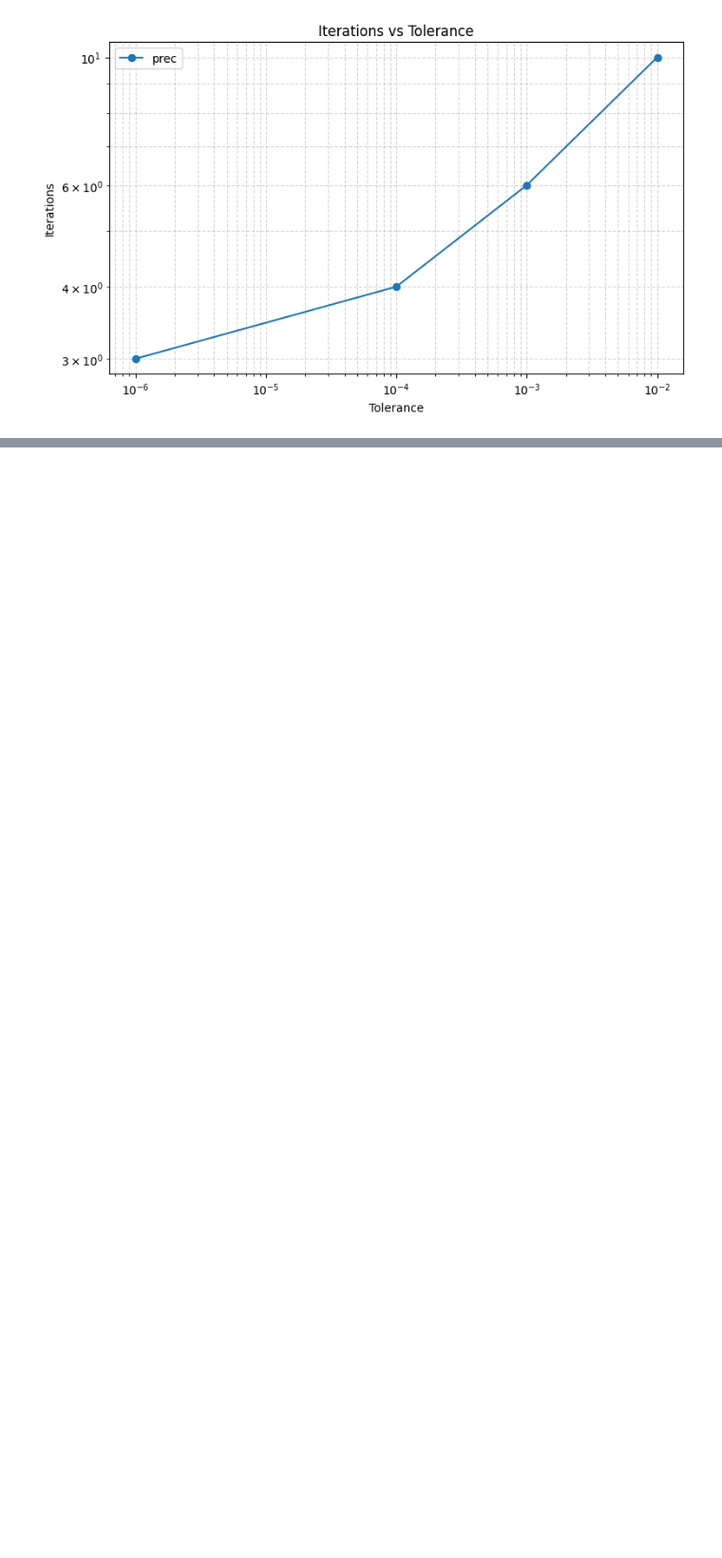
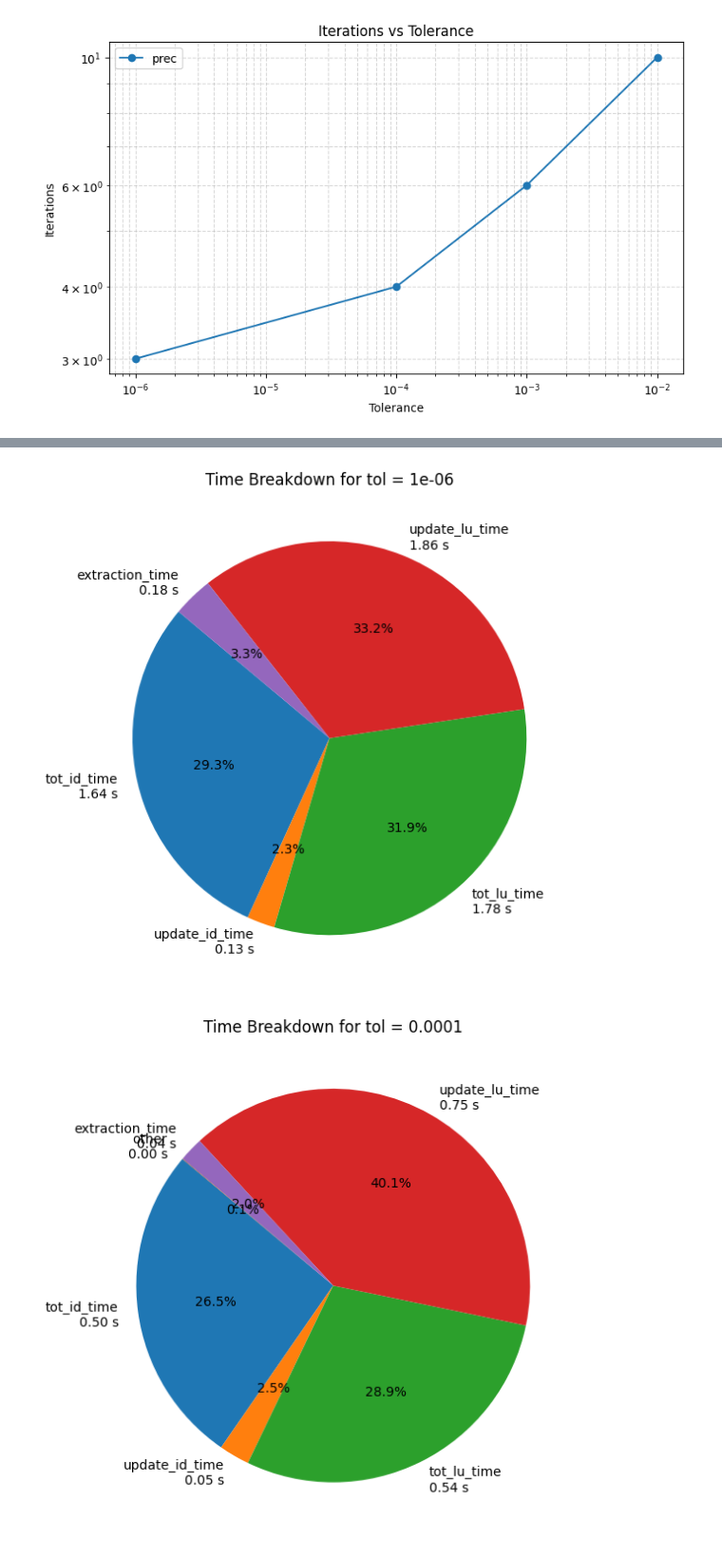
Before and after one commit to ignacia-fp/rsrs-exps, a Jupyter notebook: test_rsrs.ipynb, the cells around one changed output, grey strips where cells are left out. Shown at 95% size. Saved outputs shown, nothing was run; the diff lists cells and outputs as text; code cells hidden in the pictures; blank space fills up the shorter version.

```diff
--- a/test_rsrs.ipynb
+++ b/test_rsrs.ipynb
@@ -83,0 +112,5 @@ config.plot_residual_convergence()
+# %%
+config.plot_time_breakdown_piecharts()
+# %% [output]
+[figure, added]
+[figure, added]
```
Also changed, not shown: parts of 5 cells of this notebook, 9 other files.
